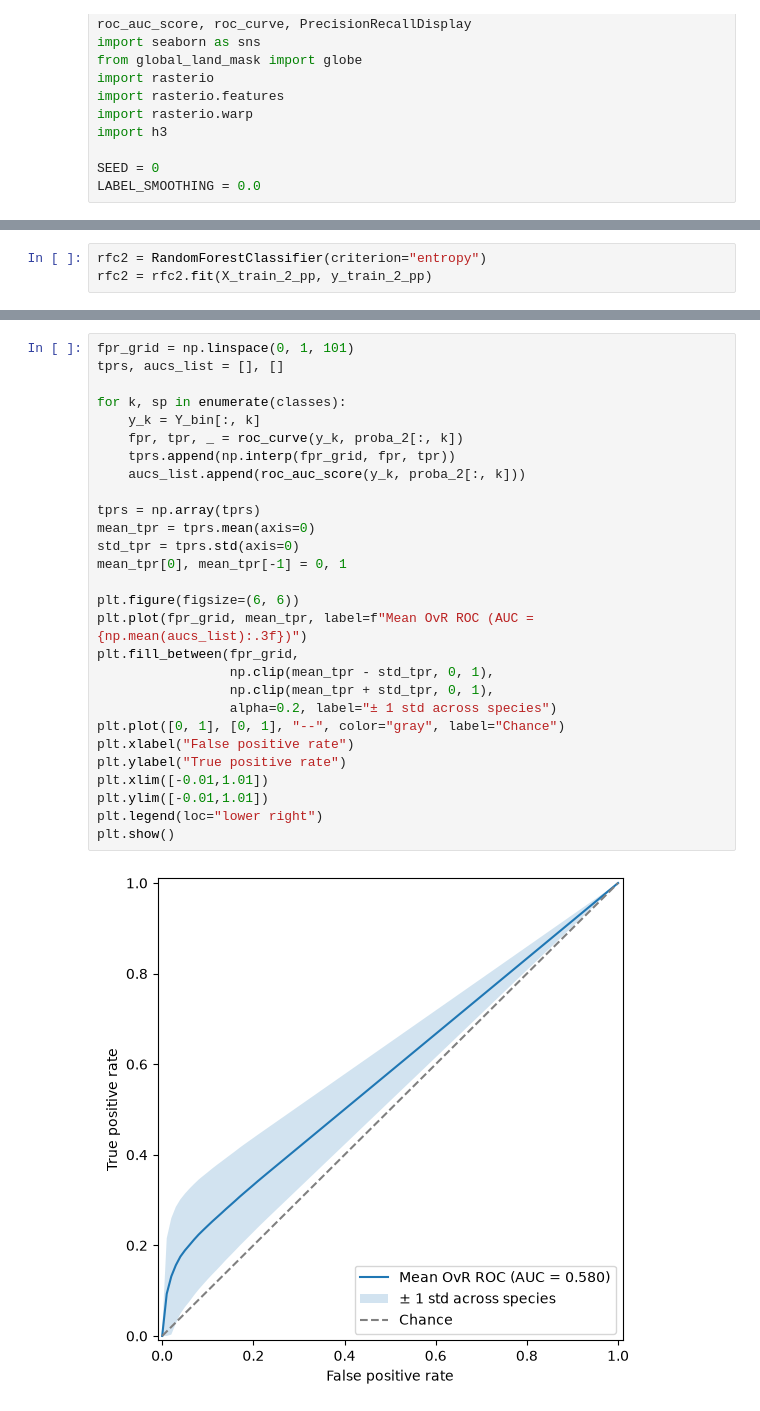
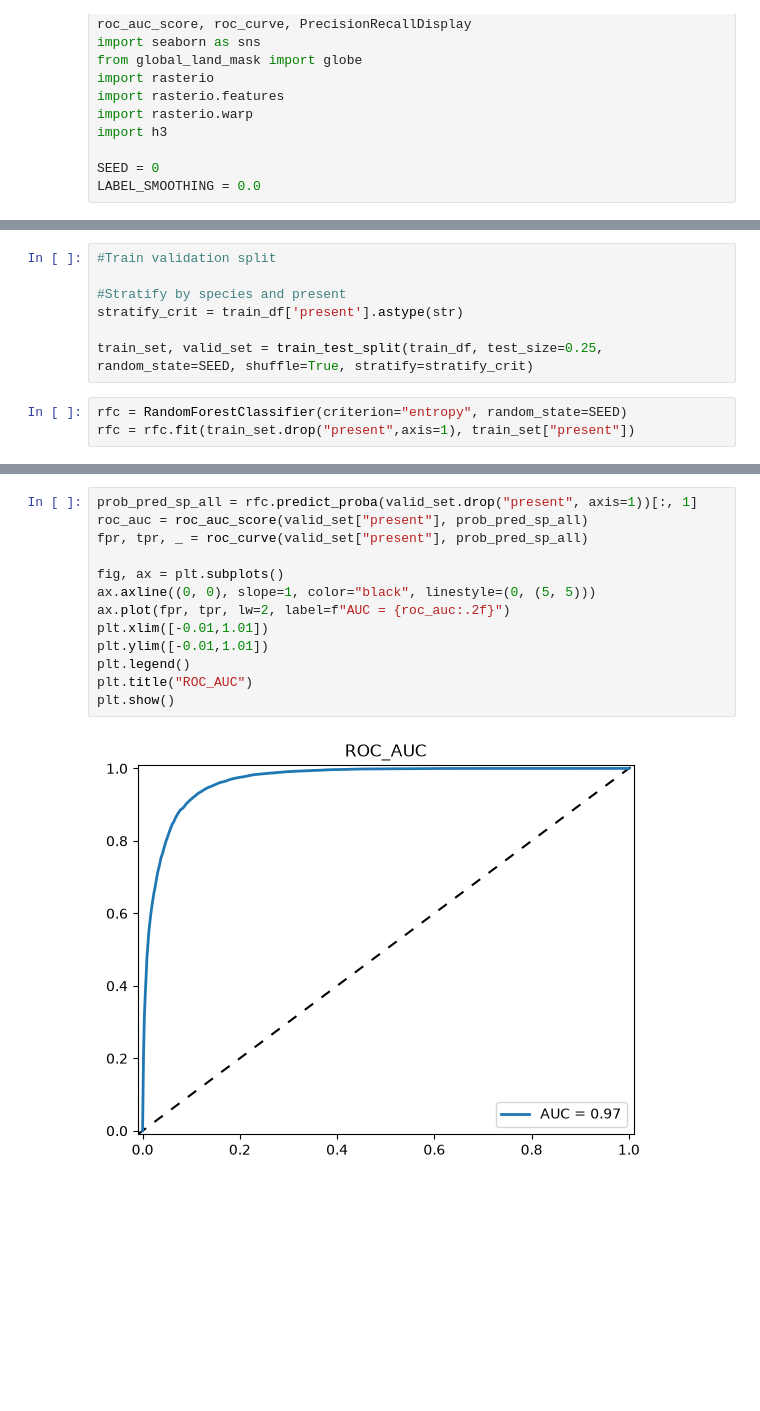
Before and after one commit to iDelfin/-species-analysis-cw-aml-26, a Jupyter notebook: randomForrestSpecie.ipynb, the cells around one changed output, grey strips where cells are left out. Drawn from its saved outputs; the diff is of its cells as text; blank space fills up the shorter version.

Commit message:
Running RF classifier and seeing results

```diff
--- a/randomForrestSpecie.ipynb
+++ b/randomForrestSpecie.ipynb
@@ -243,4 +128,11 @@ print(len(np.unique(y_train_2_pp)))
+# %%
+#Train validation split
+
+#Stratify by species and present
+stratify_crit = train_df['present'].astype(str)
+
+train_set, valid_set = train_test_split(train_df, test_size=0.25, random_state=SEED, shuffle=True, stratify=stratify_crit)
 # %%
-rfc2 = RandomForestClassifier(criterion="entropy")
-rfc2 = rfc2.fit(X_train_2_pp, y_train_2_pp)
+rfc = RandomForestClassifier(criterion="entropy", random_state=SEED)
+rfc = rfc.fit(train_set.drop("present",axis=1), train_set["present"])
 # %%
@@ -285,30 +181,15 @@ plt.show()
 # %%
-fpr_grid = np.linspace(0, 1, 101)
-tprs, aucs_list = [], []
+prob_pred_sp_all = rfc.predict_proba(valid_set.drop("present", axis=1))[:, 1]
+roc_auc = roc_auc_score(valid_set["present"], prob_pred_sp_all)
+fpr, tpr, _ = roc_curve(valid_set["present"], prob_pred_sp_all)
 
-for k, sp in enumerate(classes):
-    y_k = Y_bin[:, k]
-    fpr, tpr, _ = roc_curve(y_k, proba_2[:, k])
-    tprs.append(np.interp(fpr_grid, fpr, tpr))
-    aucs_list.append(roc_auc_score(y_k, proba_2[:, k]))
-
-tprs = np.array(tprs)
-mean_tpr = tprs.mean(axis=0)
-std_tpr = tprs.std(axis=0)
-mean_tpr[0], mean_tpr[-1] = 0, 1
-
-plt.figure(figsize=(6, 6))
-plt.plot(fpr_grid, mean_tpr, label=f"Mean OvR ROC (AUC = {np.mean(aucs_list):.3f})")
-plt.fill_between(fpr_grid,
-                 np.clip(mean_tpr - std_tpr, 0, 1),
-                 np.clip(mean_tpr + std_tpr, 0, 1),
-                 alpha=0.2, label="± 1 std across species")
-plt.plot([0, 1], [0, 1], "--", color="gray", label="Chance")
-plt.xlabel("False positive rate")
-plt.ylabel("True positive rate")
+fig, ax = plt.subplots()
+ax.axline((0, 0), slope=1, color="black", linestyle=(0, (5, 5)))
+ax.plot(fpr, tpr, lw=2, label=f"AUC = {roc_auc:.2f}")
 plt.xlim([-0.01,1.01])
 plt.ylim([-0.01,1.01])
-plt.legend(loc="lower right")
+plt.legend()
+plt.title("ROC_AUC")
 plt.show()
 # %% [output]
-[figure, old version]
+[figure, new version]
```
Also changed, not shown: parts of 16 cells of this notebook, 3 other files.
